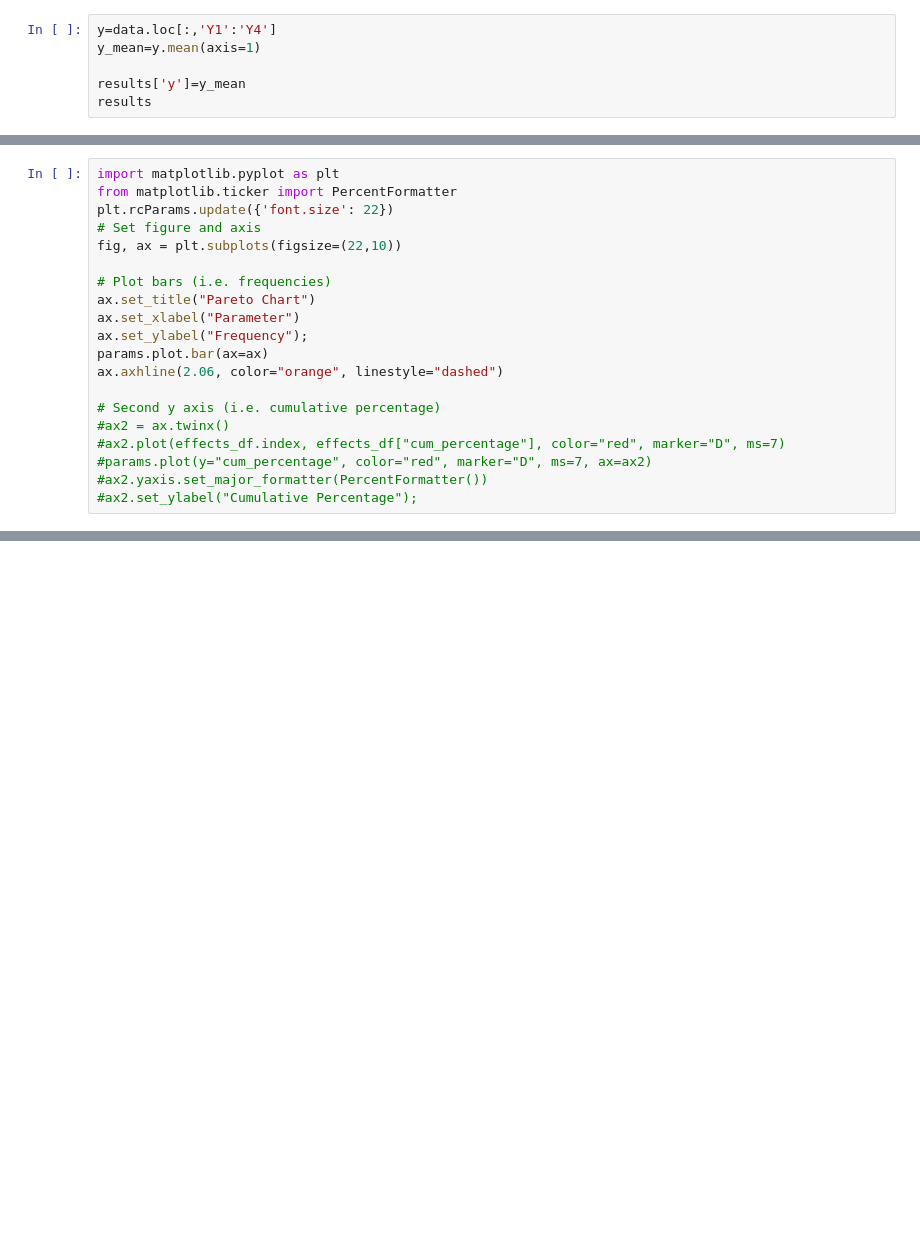
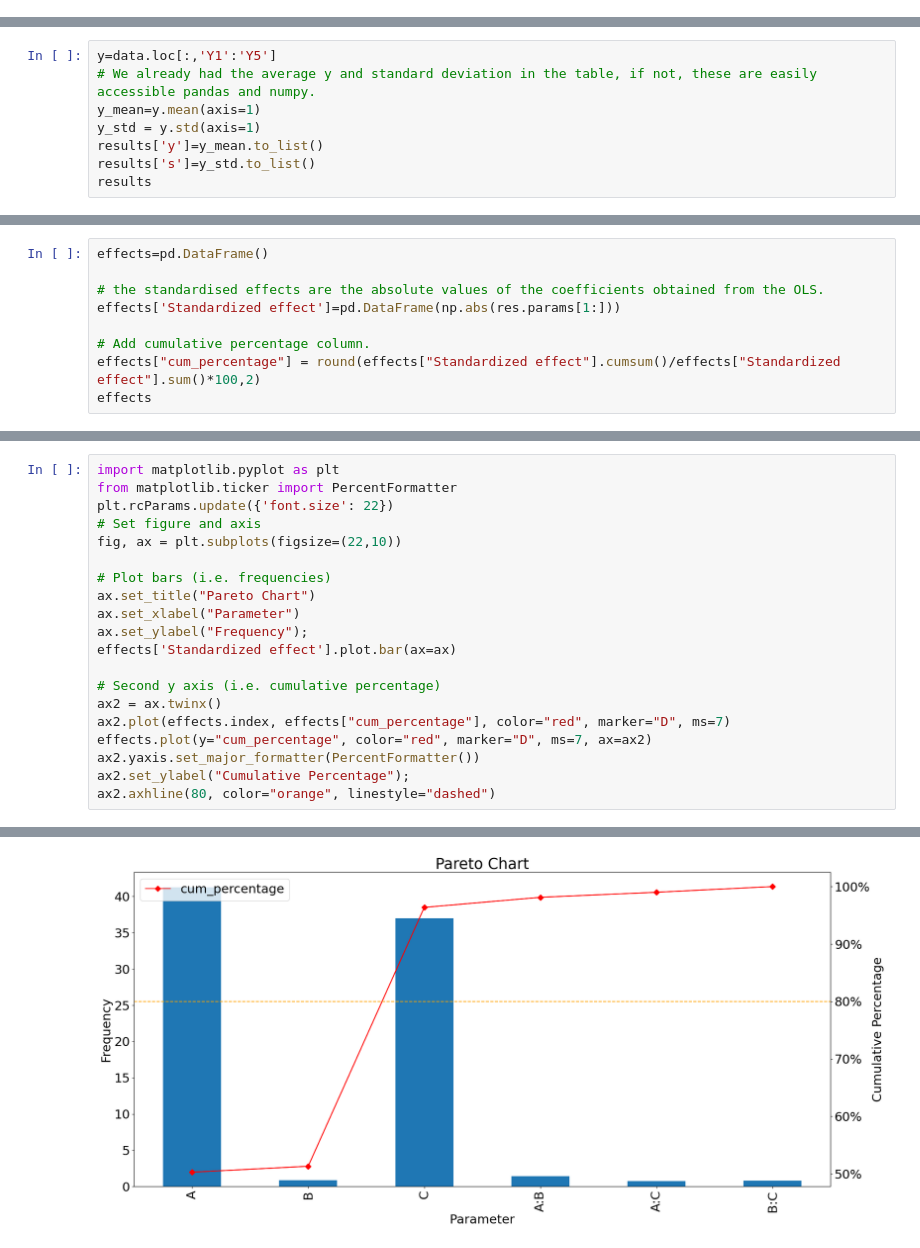
Before and after one commit to peterbmob/DHMVADoE, a Jupyter notebook: Excercises/class_example.ipynb, the cells around one changed output, grey strips where cells are left out. Cells and saved outputs as stored; diff of their text form; blank space fills up the shorter version.

```diff
--- a/Excercises/class_example.ipynb
+++ b/Excercises/class_example.ipynb
@@ -74,6 +142,0 @@ real_experiment[var_labels]
-# %%
-y=data.loc[:,'Y1':'Y4']
-y_mean=y.mean(axis=1)
-
-results['y']=y_mean
-results
@@ -79,0 +149,8 @@ results
+# %%
+y=data.loc[:,'Y1':'Y5']
+# We already had the average y and standard deviation in the table, if not, these are easily accessible pandas and numpy.
+y_mean=y.mean(axis=1)
+y_std = y.std(axis=1)
+results['y']=y_mean.to_list()
+results['s']=y_std.to_list()
+results
@@ -93,0 +273,9 @@ params
+# %%
+effects=pd.DataFrame()
+
+# the standardised effects are the absolute values of the coefficients obtained from the OLS.
+effects['Standardized effect']=pd.DataFrame(np.abs(res.params[1:]))
+
+# Add cumulative percentage column.
+effects["cum_percentage"] = round(effects["Standardized effect"].cumsum()/effects["Standardized effect"].sum()*100,2)
+effects
@@ -102,12 +300,13 @@ fig, ax = plt.subplots(figsize=(22,10))
 ax.set_title("Pareto Chart")
 ax.set_xlabel("Parameter")
 ax.set_ylabel("Frequency");
-params.plot.bar(ax=ax)
-ax.axhline(2.06, color="orange", linestyle="dashed")
+effects['Standardized effect'].plot.bar(ax=ax)
 
 # Second y axis (i.e. cumulative percentage)
-#ax2 = ax.twinx()
-#ax2.plot(effects_df.index, effects_df["cum_percentage"], color="red", marker="D", ms=7)
-#params.plot(y="cum_percentage", color="red", marker="D", ms=7, ax=ax2)
-#ax2.yaxis.set_major_formatter(PercentFormatter())
-#ax2.set_ylabel("Cumulative Percentage");
+ax2 = ax.twinx()
+ax2.plot(effects.index, effects["cum_percentage"], color="red", marker="D", ms=7)
+effects.plot(y="cum_percentage", color="red", marker="D", ms=7, ax=ax2)
+ax2.yaxis.set_major_formatter(PercentFormatter())
+ax2.set_ylabel("Cumulative Percentage");
+ax2.axhline(80, color="orange", linestyle="dashed")
+# %% [output]
@@ -113,0 +314 @@ ax.axhline(2.06, color="orange", linestyle="dashed")
+[figure, added]
```
Also changed, not shown: parts of 47 cells of this notebook.
